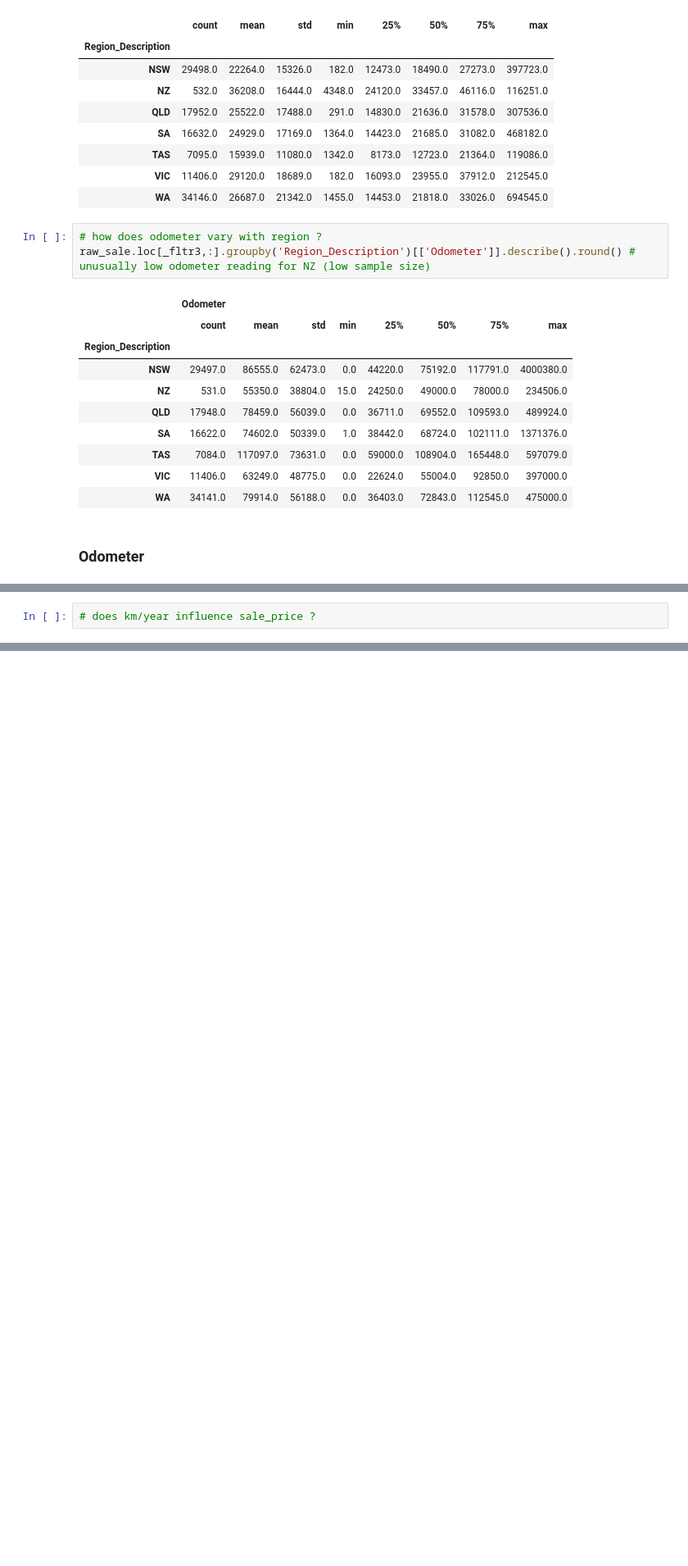
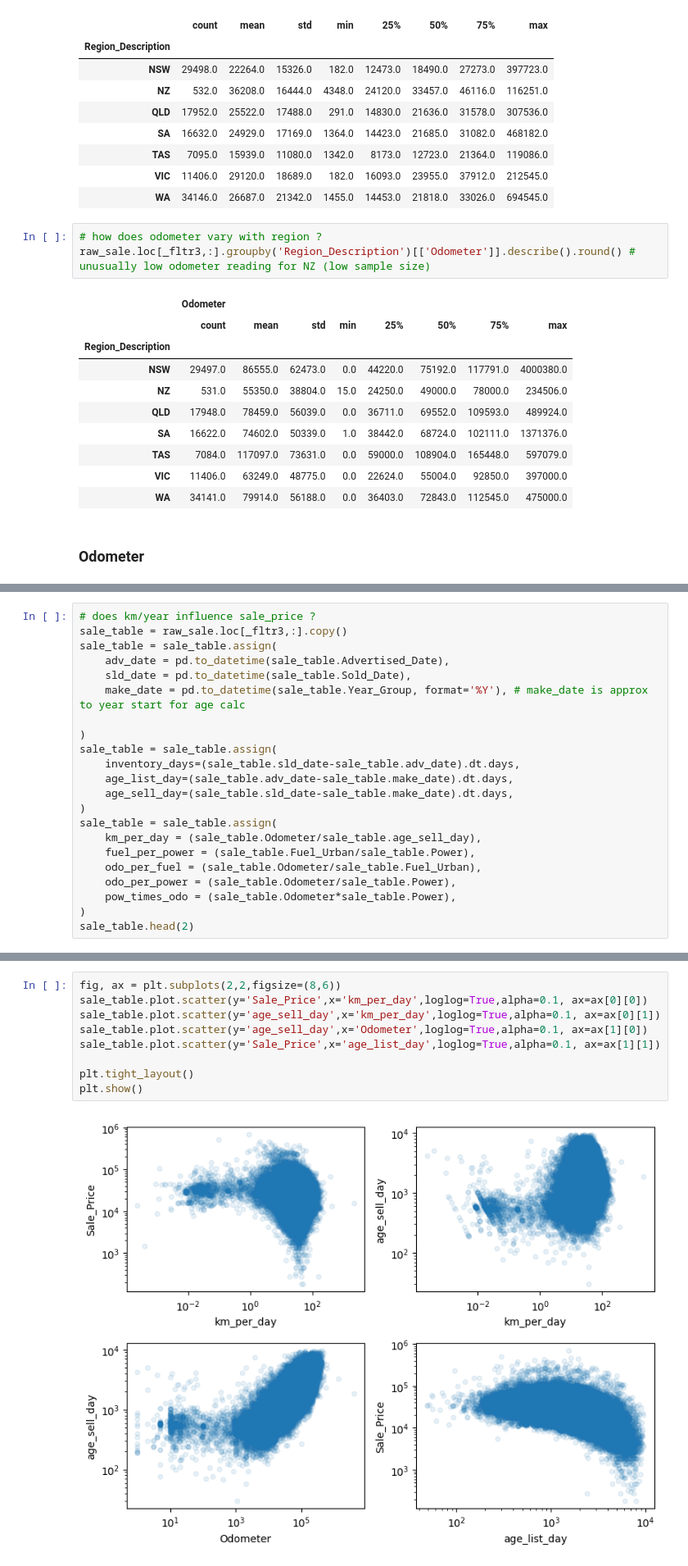
Before and after one commit to bibinmjose/auto-sale-pred, a Jupyter notebook: eda.ipynb, the cells around one changed output, grey strips where cells are left out. Shown at 82% size. Saved outputs shown, nothing was run; the diff lists cells and outputs as text; blank space fills up the shorter version.

```diff
--- a/eda.ipynb
+++ b/eda.ipynb
@@ -256,2 +271,22 @@ raw_sale.plot.scatter(y='Odometer',x='Year_Group',logy=True, alpha=0.1)
 # %%
 # does km/year influence sale_price ?
+sale_table = raw_sale.loc[_fltr3,:].copy()
+sale_table = sale_table.assign(
+    adv_date = pd.to_datetime(sale_table.Advertised_Date),
+    sld_date = pd.to_datetime(sale_table.Sold_Date),
+    make_date = pd.to_datetime(sale_table.Year_Group, format='%Y'), # make_date is approx to year start for age calc
+
+)
+sale_table = sale_table.assign(
+    inventory_days=(sale_table.sld_date-sale_table.adv_date).dt.days,
+    age_list_day=(sale_table.adv_date-sale_table.make_date).dt.days,
+    age_sell_day=(sale_table.sld_date-sale_table.make_date).dt.days,
+)
+sale_table = sale_table.assign(
+    km_per_day = (sale_table.Odometer/sale_table.age_sell_day),
+    fuel_per_power = (sale_table.Fuel_Urban/sale_table.Power),
+    odo_per_fuel = (sale_table.Odometer/sale_table.Fuel_Urban),
+    odo_per_power = (sale_table.Odometer/sale_table.Power),
+    pow_times_odo = (sale_table.Odometer*sale_table.Power),
+)
+sale_table.head(2)
@@ -257,0 +298,11 @@ raw_sale.plot.scatter(y='Odometer',x='Year_Group',logy=True, alpha=0.1)
+# %%
+fig, ax = plt.subplots(2,2,figsize=(8,6))
+sale_table.plot.scatter(y='Sale_Price',x='km_per_day',loglog=True,alpha=0.1, ax=ax[0][0])
+sale_table.plot.scatter(y='age_sell_day',x='km_per_day',loglog=True,alpha=0.1, ax=ax[0][1])
+sale_table.plot.scatter(y='age_sell_day',x='Odometer',loglog=True,alpha=0.1, ax=ax[1][0])
+sale_table.plot.scatter(y='Sale_Price',x='age_list_day',loglog=True,alpha=0.1, ax=ax[1][1])
+
+plt.tight_layout()
+plt.show()
+# %% [output]
+[figure, added]
```
Also changed, not shown: parts of 22 cells of this notebook.
